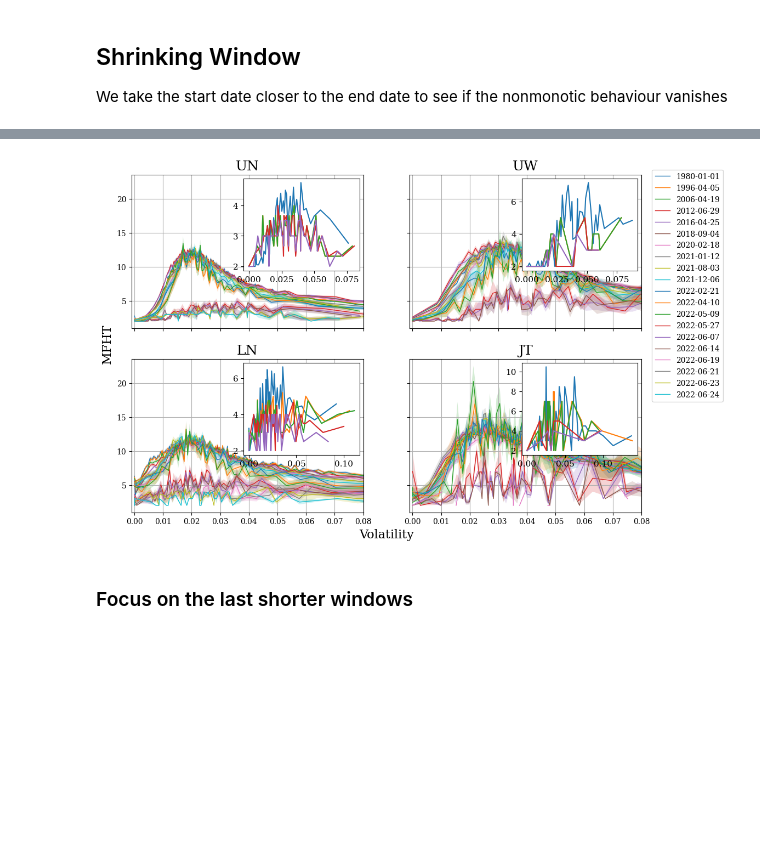
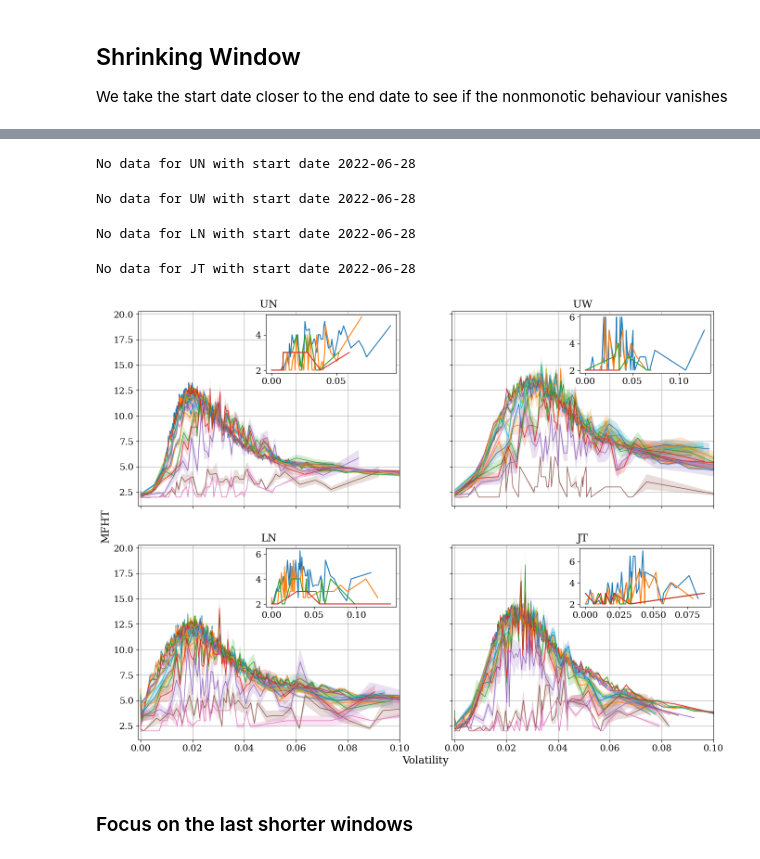
Before and after one commit to fedesss98/stabilvol, a Jupyter notebook: notebooks/12-mfht-shrinking-windows.ipynb, the cells around one changed output, grey strips where cells are left out. Saved outputs shown, nothing was run; the diff lists cells and outputs as text; code cells hidden in the pictures; blank space fills up the shorter version.

```diff
--- a/notebooks/12-mfht-shrinking-windows.ipynb
+++ b/notebooks/12-mfht-shrinking-windows.ipynb
@@ -135,11 +133,15 @@ def plot_dates(dates, end_date, save=False):
     fig, ax = plt.subplots(figsize=(10, 4), layout='tight')
     ax.grid(c='lightgrey', linestyle='--', linewidth=0.5)
     ax.set_yscale('log')
-    ax.set_title('Shrinking Windows for MFHTs')
+    # ax.set_title('Shrinking Windows for MFHTs')
     # Plot the dates on the x-axis and the number of bins on the y-axis
     x = [d.strftime('%Y-%m-%d') for d in dates]
     y = [(end_date - d).days for d in dates]
     ax.scatter(x, y, zorder=10)
+    ax.axhline(y = min(y), xmin=0, xmax=0.95, color='gray', linewidth=1, linestyle='--', label='Minimum Window Length')
+    # Add 3 as a minor tick but make it visible
+    ax.set_yticks([3], "3", minor=True)
+    ax.tick_params(which='minor', length=4)  # make minor ticks visible
 
     # Set the x-axis label and title
     ax.set_xlabel('Start Date')
@@ -158,18 +160,19 @@ def plot_dates(dates, end_date, save=False):
 def create_dates(plot=True, save_plot=False):
     # Define the start and end dates
     start_date = datetime.date(1980, 1, 1)
-    end_date = datetime.date(2022, 6, 25)
+    end_date = datetime.date(2022, 7, 1)
 
     # Calculate the number of days between the start and end dates
     total_days = (end_date - start_date).days
 
     # Generate a logarithmically spaced sequence of numbers between 1 and the total number of days
-    log_days = np.logspace(0, np.log10(total_days), num=21, base=10.0)
+    log_days = np.logspace(0, np.log10(total_days), num=23, base=10.0)
     # Convert to integers to remove duplicates, then sort
     log_days = sorted(set(map(int, log_days)), reverse=True)
 
     # Convert the logarithmically spaced numbers to dates
     dates = [end_date - datetime.timedelta(days=int(d)) for d in log_days]
+    dates = dates[:-2]
     if plot:
         plot_dates(dates, end_date, save_plot)
     return dates
@@ -193,9 +219,9 @@ def plot_mfhts(market, mfht, ax, **kwargs):
         y_err = mfht['error_on_the_mean'].values
         ax.fill_between(x, y - y_err, y + y_err, alpha=0.2)
 
-    ax.set_title(market, fontsize=18)
-
-    ax.set_xlim(kwargs.get('xlim', (-0.001, 0.08)))
+    ax.set_title(market, fontsize=16)
+    ax.tick_params(axis='both', which='major', labelsize=14)
+    ax.set_xlim(kwargs.get('xlim', (-0.001, 0.1)))
 
     ax.set_yscale(kwargs.get('yscale', 'linear'))
 
@@ -215,44 +241,48 @@ def plot_inset(mfht, inset_ax):
 # %%
 def plot_shrinking_windows(dates, dates_inset=10, show=True, save=False, latex=False):
     plt.rcParams.update({'text.usetex': latex, 'font.family': 'serif'})
-    fig, axs = plt.subplots(2, 2, figsize=(12, 8), sharey=True, sharex=True)
+    fig, axs = plt.subplots(2, 2, figsize=(16, 12), sharey=True, sharex=True)
 
     axs[0, 0].set_ylabel('MFHT', y=-0.1 ,fontsize=16)
     axs[1, 0].set_xlabel('Volatility', x=1.1, fontsize=16)
 
     for i, (market, ax) in enumerate(zip(MARKETS, axs.flatten())):
         # Place the inset axes
-        inset_ax = inset_axes(ax, width="50%", height="60%", loc=1)
-        inset_ax.tick_params(axis='both', which='major', labelsize=11)
+        inset_ax = inset_axes(ax, width="50%", height="30%", loc=1)
+        inset_ax.tick_params(axis='both', which='major', labelsize=14)
         for start_date in tqdm(dates, desc=market):
-            mfht, nbins = query_binned_data(market, start_date, vol_limit=VOL_LIMIT)
+            mfht, nbins = query_binned_data(market, start_date, vol_limit=VOL_LIMIT, t1_string="1p8", t2_string="1p6")
 
             if mfht.empty:
                 print(f"No data for {market} with start date {start_date}")
                 continue
 
             ax = plot_mfhts(market, mfht, ax, label=start_date)
 
             if start_date in dates[-dates_inset:]:
                 inset_ax = plot_inset(mfht, inset_ax)
             if i==0:
                 handles, labels = ax.get_legend_handles_labels()
 
     # Create a single legend outside all subplots
-    fig.legend(handles, labels, loc='upper right', bbox_to_anchor=(1.03, 0.9), markerscale=2.0)
+    # fig.legend(handles, labels, loc='upper right', bbox_to_anchor=(1.03, 0.9), markerscale=2.0)
 
     # fig.tight_layout()
     if save:
         fig.savefig(f'../visualization/dynamics/shrinking_windows.png', bbox_inches='tight')
         fig.savefig(f'../visualization/dynamics/shrinking_windows.pdf', bbox_inches='tight', transparent=True)
     if show:
         plt.show()
     else:
         return fig
 
 plot_shrinking_windows(dates, 5, save=True)
 # %% [output]
+No data for UN with start date 2022-06-28
+No data for UW with start date 2022-06-28
+No data for LN with start date 2022-06-28
+No data for JT with start date 2022-06-28
-[figure, old version]
+[figure, new version]
 # %% [markdown]
 ### Focus on the last shorter windows
 # %%
```
Also changed, not shown: parts of 5 cells of this notebook, 3 other files.
